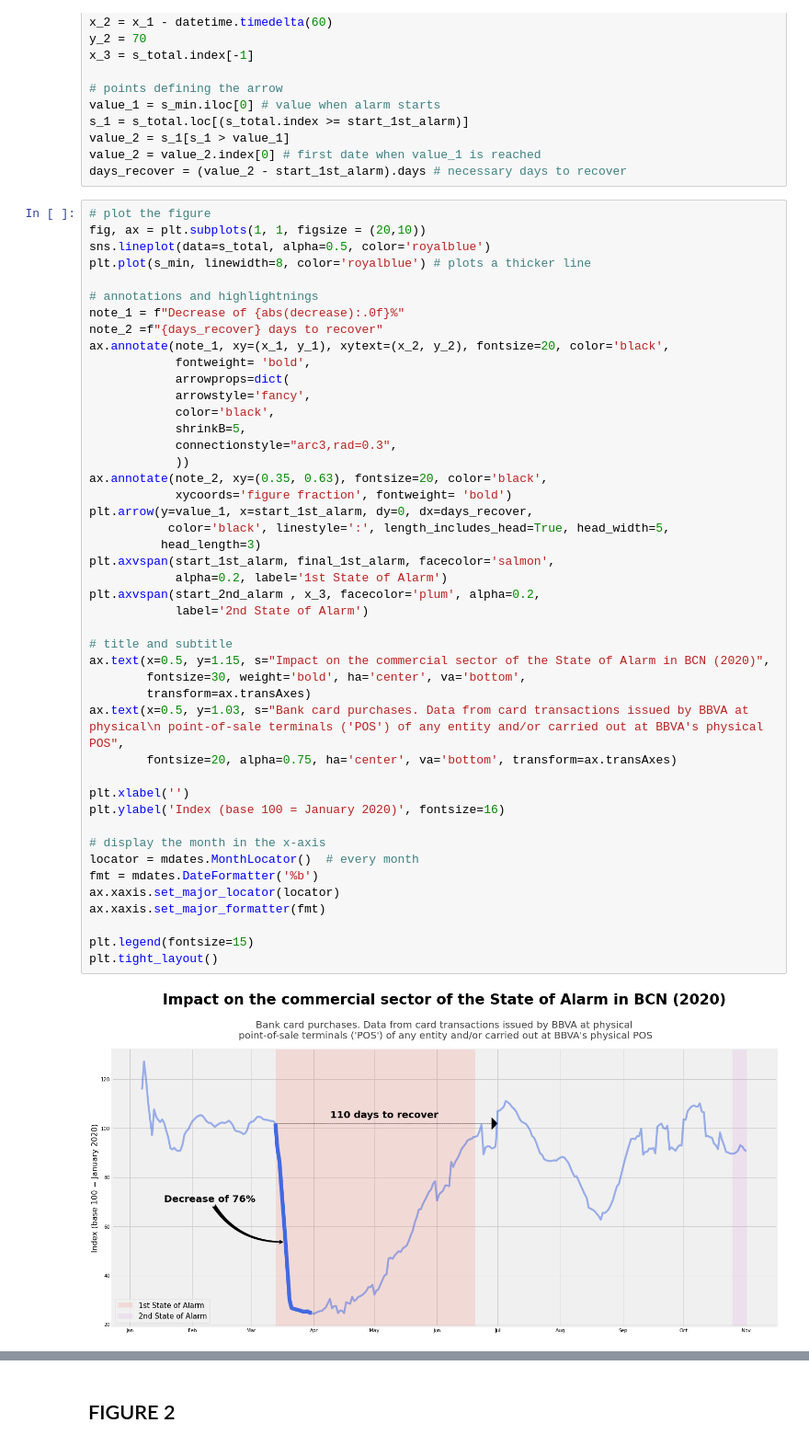
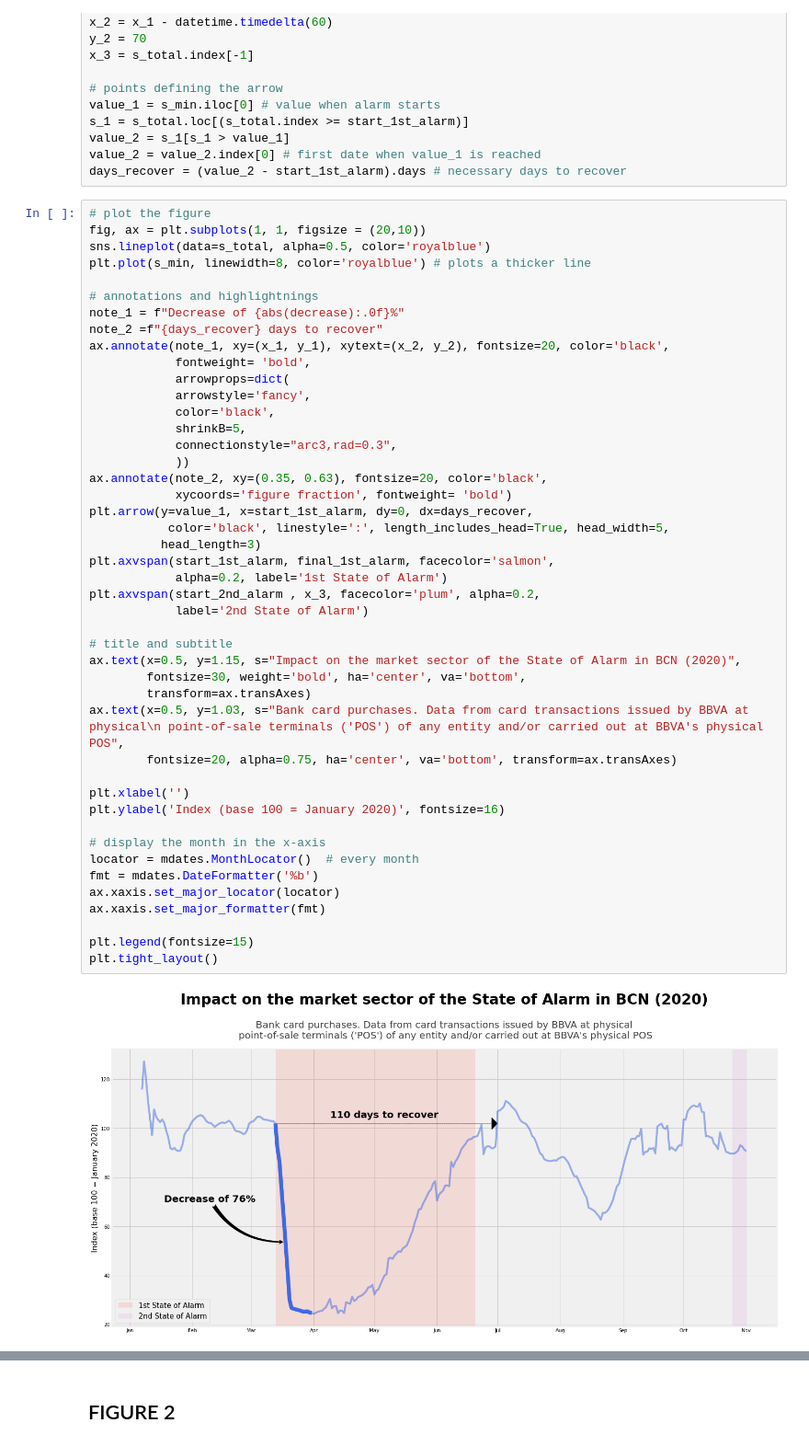
Before and after one commit to Albert-GM/datascience_notebooks, a Jupyter notebook: card_transacions_covid.ipynb, the cells around one changed output, grey strips where cells are left out. Shown: that part at 92% size. Saved outputs shown, nothing was run; the diff lists cells and outputs as text.

```diff
--- a/card_transacions_covid.ipynb
+++ b/card_transacions_covid.ipynb
@@ -163,33 +163,33 @@ ax.annotate(note_1, xy=(x_1, y_1), xytext=(x_2, y_2), fontsize=20, color='black'
             connectionstyle="arc3,rad=0.3",
             ))
 ax.annotate(note_2, xy=(0.35, 0.63), fontsize=20, color='black',
             xycoords='figure fraction', fontweight= 'bold')
 plt.arrow(y=value_1, x=start_1st_alarm, dy=0, dx=days_recover,
            color='black', linestyle=':', length_includes_head=True, head_width=5,
           head_length=3)
 plt.axvspan(start_1st_alarm, final_1st_alarm, facecolor='salmon',
             alpha=0.2, label='1st State of Alarm')
 plt.axvspan(start_2nd_alarm , x_3, facecolor='plum', alpha=0.2,
             label='2nd State of Alarm')
 
 # title and subtitle
-ax.text(x=0.5, y=1.15, s="Impact on the commercial sector of the State of Alarm in BCN (2020)",
+ax.text(x=0.5, y=1.15, s="Impact on the market sector of the State of Alarm in BCN (2020)",
         fontsize=30, weight='bold', ha='center', va='bottom',
         transform=ax.transAxes)
 ax.text(x=0.5, y=1.03, s="Bank card purchases. Data from card transactions issued by BBVA at physical\n point-of-sale terminals ('POS') of any entity and/or carried out at BBVA's physical POS",
         fontsize=20, alpha=0.75, ha='center', va='bottom', transform=ax.transAxes)
 
 plt.xlabel('')
 plt.ylabel('Index (base 100 = January 2020)', fontsize=16)
 
 # display the month in the x-axis
 locator = mdates.MonthLocator()  # every month
 fmt = mdates.DateFormatter('%b')
 ax.xaxis.set_major_locator(locator)
 ax.xaxis.set_major_formatter(fmt)
 
 plt.legend(fontsize=15)
 plt.tight_layout()
 # %% [output]
-[figure, old version]
+[figure, new version]
 # %% [markdown]
```
Also changed, not shown: parts of 12 cells of this notebook.
